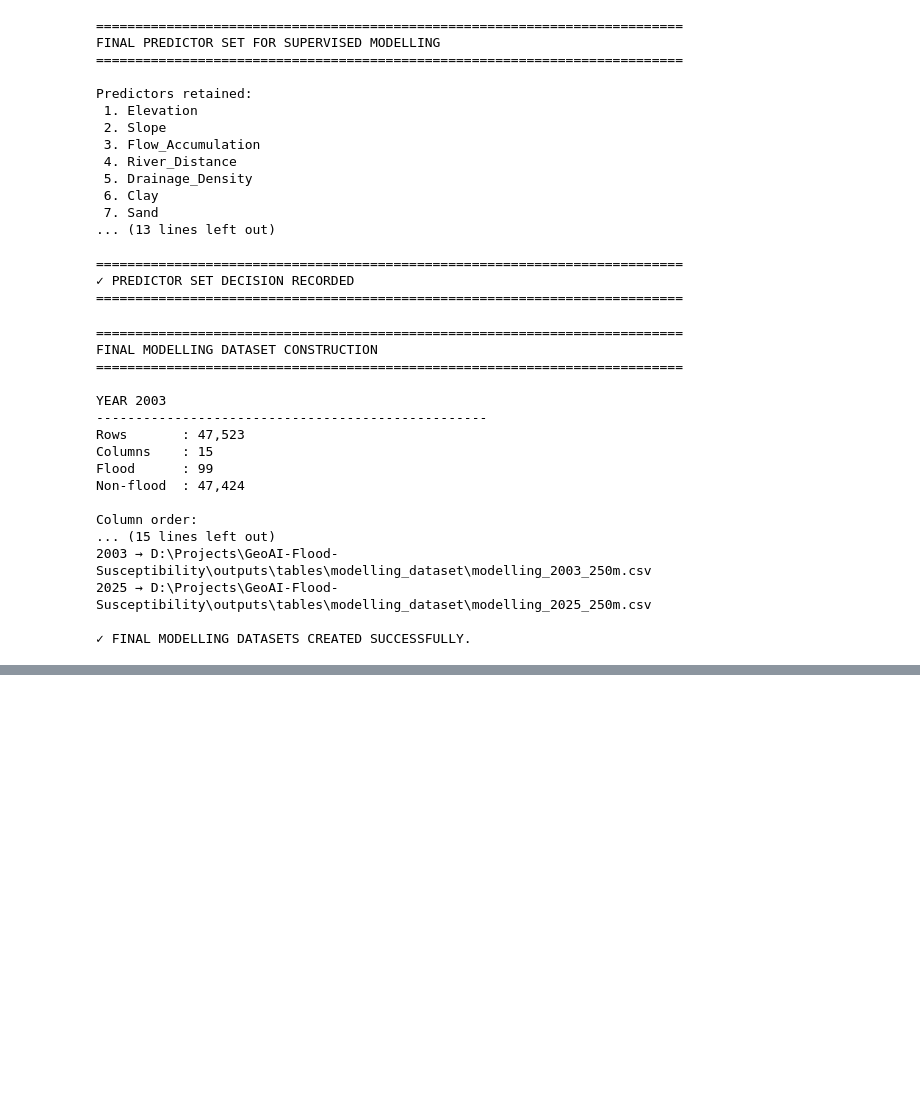
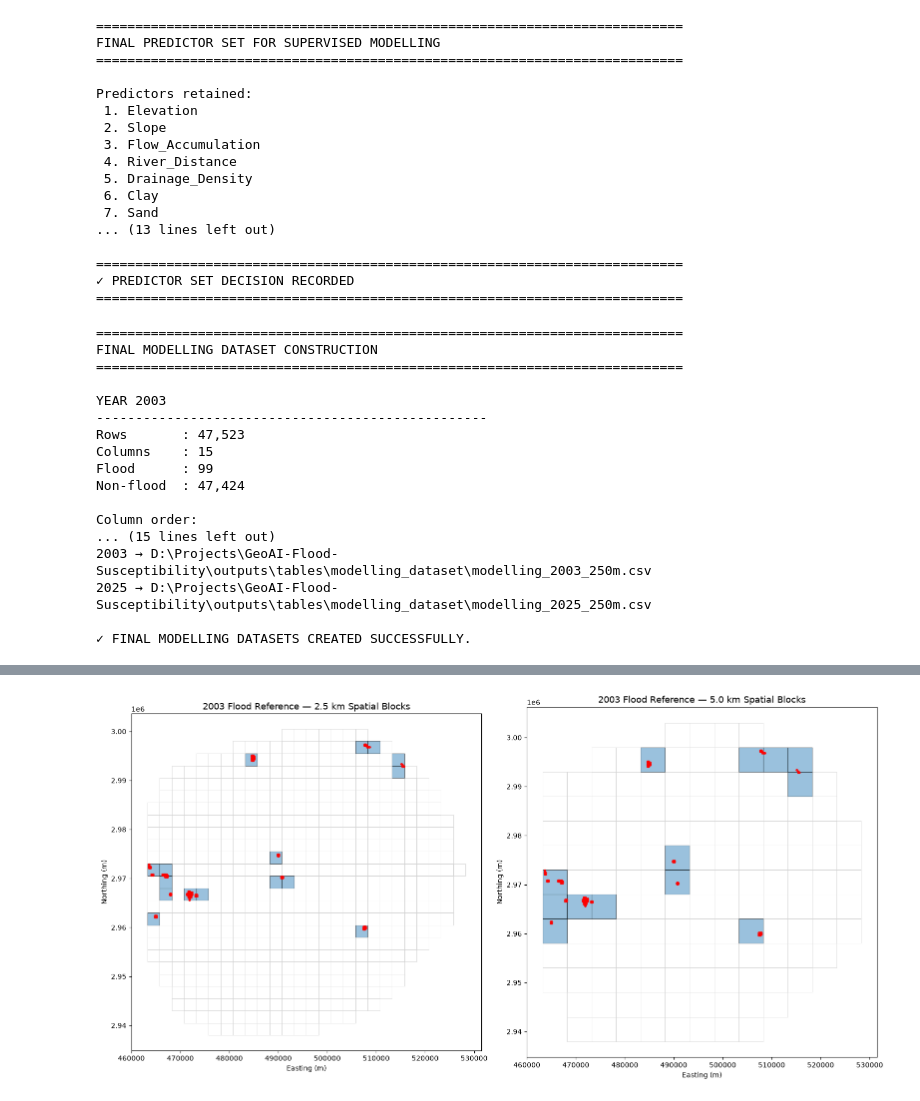
Before and after one commit to anshika1909singh-sys/GeoAI-Flood-Susceptibility, a Jupyter notebook: notebooks/08_Flood_Susceptibility_Model.ipynb, the cells around one changed output, grey strips where cells are left out. Saved outputs shown, nothing was run; the diff lists cells and outputs as text; code cells hidden in the pictures; blank space fills up the shorter version.

Commit message:
Flood Susceptibility Model training completed

```diff
--- a/notebooks/08_Flood_Susceptibility_Model.ipynb
+++ b/notebooks/08_Flood_Susceptibility_Model.ipynb
@@ -5347,0 +5772,72 @@ Column order:
+# %%
+# ============================================================================
+# Cell 4 — 2003 spatial block distribution
+# ============================================================================
+
+fig, axes = plt.subplots(
+    1,
+    2,
+    figsize=(16, 8)
+)
+
+for ax, block_size in zip(
+    axes,
+    [2500, 5000]
+):
+
+    blocks_gdf = spatial_blocks[2003][block_size]
+
+    # --------------------------------------------------------------
+    # All spatial blocks
+    # --------------------------------------------------------------
+
+    blocks_gdf.plot(
+        ax=ax,
+        facecolor="none",
+        edgecolor="lightgray",
+        linewidth=0.5
+    )
+
+    # --------------------------------------------------------------
+    # Flood-containing blocks
+    # --------------------------------------------------------------
+
+    blocks_gdf[
+        blocks_gdf["contains_flood"]
+    ].plot(
+        ax=ax,
+        alpha=0.45,
+        edgecolor="black",
+        linewidth=0.8
+    )
+
+    # --------------------------------------------------------------
+    # Actual flood-reference cells
+    # --------------------------------------------------------------
+
+    flood_points[2003].plot(
+        ax=ax,
+        markersize=8,
+        color="red",
+        alpha=0.8
+    )
+
+    # --------------------------------------------------------------
+    # Formatting
+    # --------------------------------------------------------------
+
+    ax.set_title(
+        f"2003 Flood Reference — "
+        f"{block_size / 1000:.1f} km Spatial Blocks",
+        fontsize=13
+    )
+
+    ax.set_xlabel("Easting (m)")
+    ax.set_ylabel("Northing (m)")
+
+    ax.set_aspect("equal")
+
+plt.tight_layout()
+plt.show()
+# %% [output]
+[figure, added]
```
Also changed, not shown: parts of 97 cells of this notebook, 11 other files.
